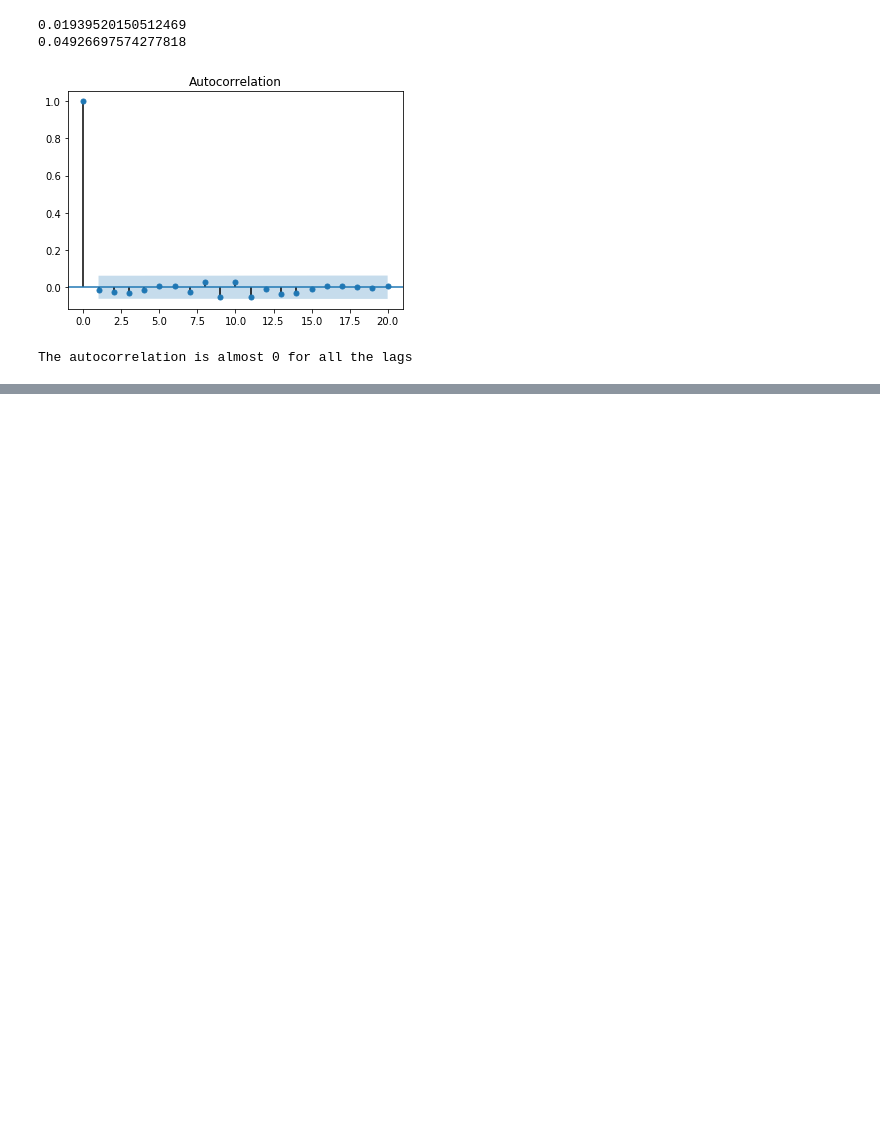
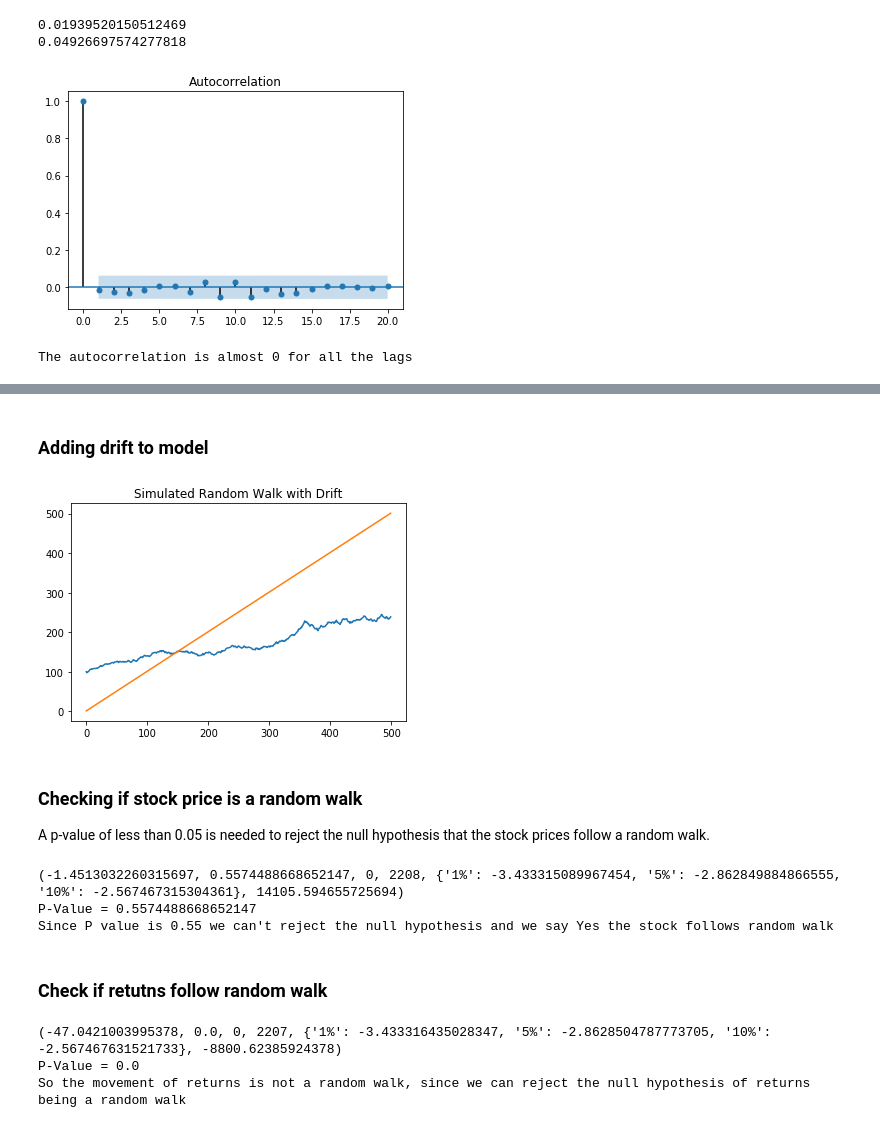
Before and after one commit to KshitizSharmaV/DataScience_In_Investment_Banking, a Jupyter notebook: Time Series Analysis.ipynb, the cells around one changed output, grey strips where cells are left out. Saved outputs shown, nothing was run; the diff lists cells and outputs as text; code cells hidden in the pictures; blank space fills up the shorter version.

```diff
--- a/Time Series Analysis.ipynb
+++ b/Time Series Analysis.ipynb
@@ -242,0 +255,51 @@ The autocorrelation is almost 0 for all the lags
+# %% [markdown]
+### Adding drift to model
+# %%
+# Generate 500 random steps
+steps = np.random.normal(loc=0.001, scale=0.01, size=500) + 1
+
+# Set first element to 1
+steps[0]=1
+
+# Simulate the stock price, P, by taking the cumulative product
+P = 100 * np.cumprod(steps)
+
+# Plot the simulated stock prices
+plt.plot(P)
+plt.title("Simulated Random Walk with Drift")
+
+plt.plot(np.cumsum(steps))
+plt.show()
+# %% [output]
+[figure, added]
+# %% [markdown]
+### Checking if stock price is a random walk
+
+A p-value of less than 0.05 is needed to reject the null hypothesis that the stock prices follow a random walk.
+# %%
+from statsmodels.tsa.stattools import adfuller
+
+result=adfuller(tsla['Close'])
+print(result)
+
+print("P-Value = {}".format(result[1]))
+
+print("Since P value is 0.55 we can't reject the null hypothesis and we say Yes the stock follows random walk")
+# %% [output]
+(-1.4513032260315697, 0.5574488668652147, 0, 2208, {'1%': -3.433315089967454, '5%': -2.862849884866555, '10%': -2.567467315304361}, 14105.594655725694)
+P-Value = 0.5574488668652147
+Since P value is 0.55 we can't reject the null hypothesis and we say Yes the stock follows random walk
+# %% [markdown]
+### Check if retutns follow random walk
+# %%
+tsla_returns=tsla.pct_change()
+tsla_returns=tsla_returns.dropna()
+result=adfuller(tsla_returns['Close'])
+print(result)
+print("P-Value = {}".format(result[1]))
+
+print("So the movement of returns is not a random walk, since we can reject the null hypothesis of returns being a random walk")
+# %% [output]
+(-47.0421003995378, 0.0, 0, 2207, {'1%': -3.433316435028347, '5%': -2.8628504787773705, '10%': -2.567467631521733}, -8800.62385924378)
+P-Value = 0.0
+So the movement of returns is not a random walk, since we can reject the null hypothesis of returns being a random walk
```
Also changed, not shown: parts of 25 cells of this notebook.
